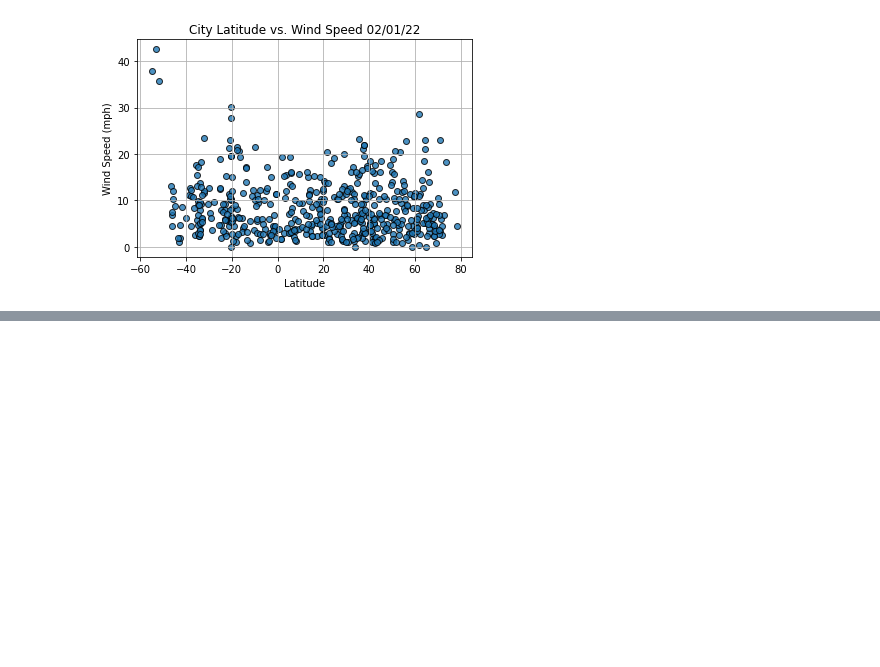
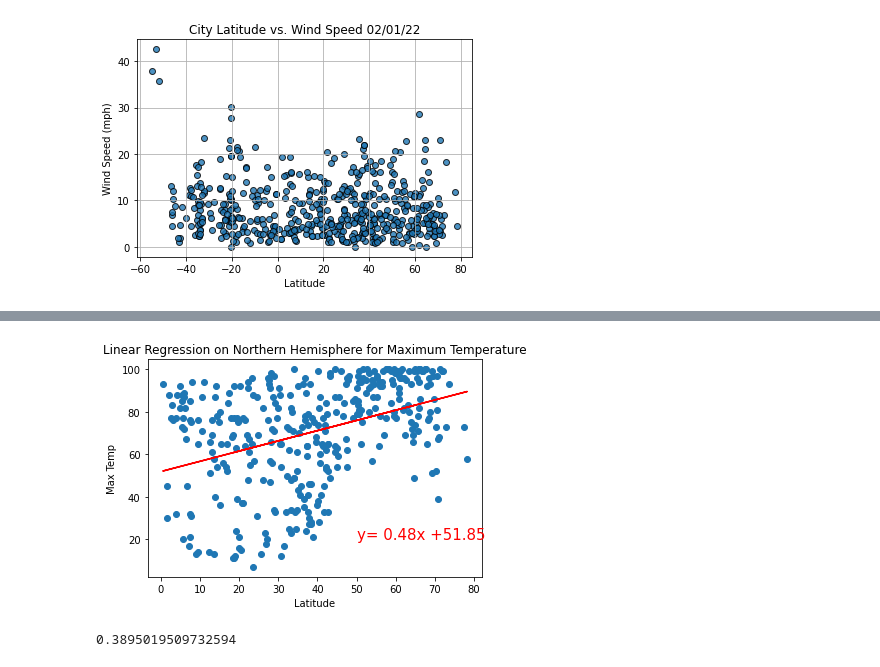
Before and after one commit to Jimmy-1310/World_Weather_Analysis, a Jupyter notebook: WeatherPy.ipynb, the cells around one changed output, grey strips where cells are left out. Drawn from its saved outputs; the diff is of its cells as text; code cells hidden in the pictures; blank space fills up the shorter version.

```diff
--- a/WeatherPy.ipynb
+++ b/WeatherPy.ipynb
@@ -280,0 +320,7 @@ plt.show()
+# %%
+#Linear regresion on the Northern Hemisphere
+plot_linear_regression(northern_hemi_df["Lat"],northern_hemi_df["Humidity"],
+                      "Linear Regression on Northern Hemisphere for Maximum Temperature","Max Temp",(50,20))
+# %% [output]
+[figure, added]
+0.3895019509732594
```
Also changed, not shown: parts of 11 cells of this notebook, 14 other files.
